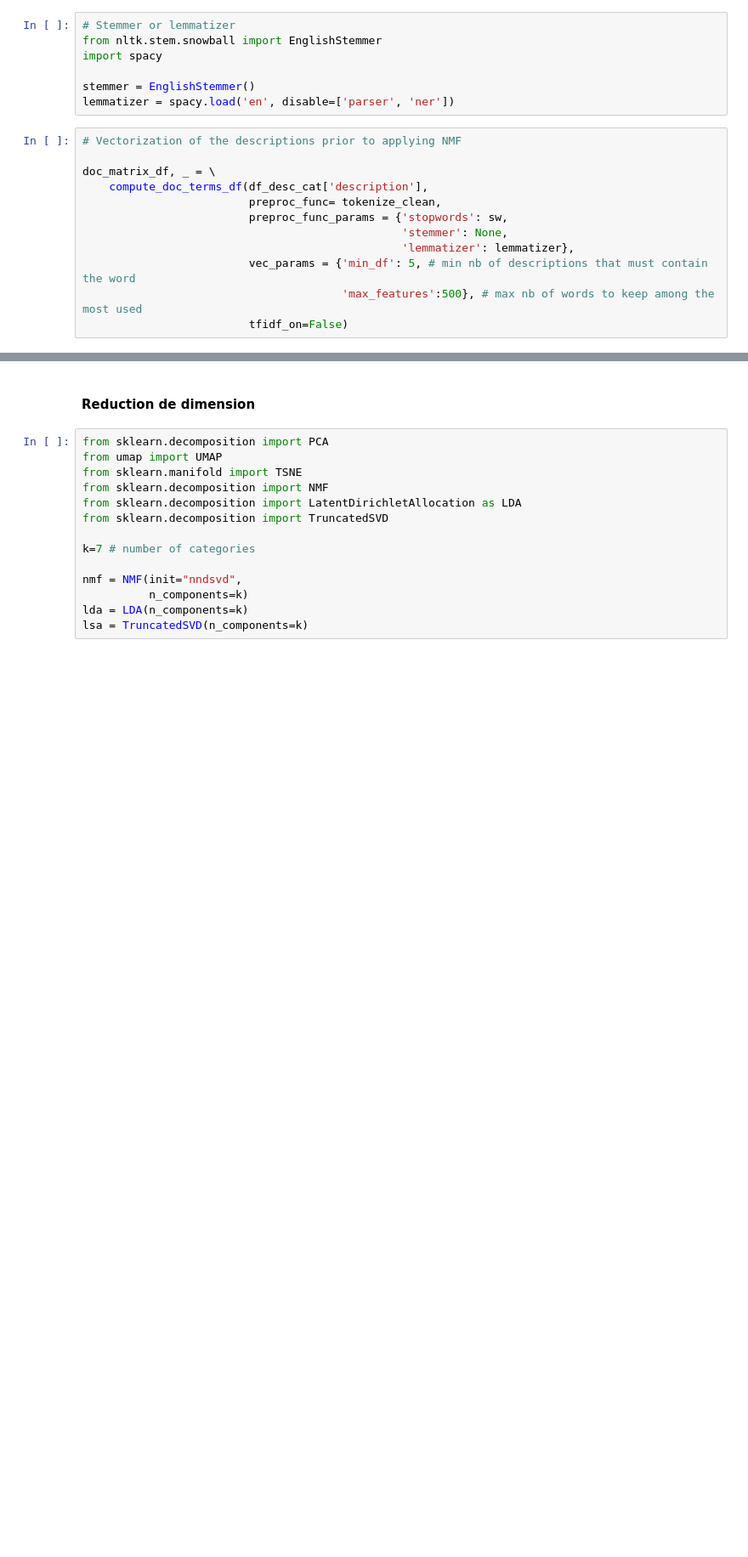
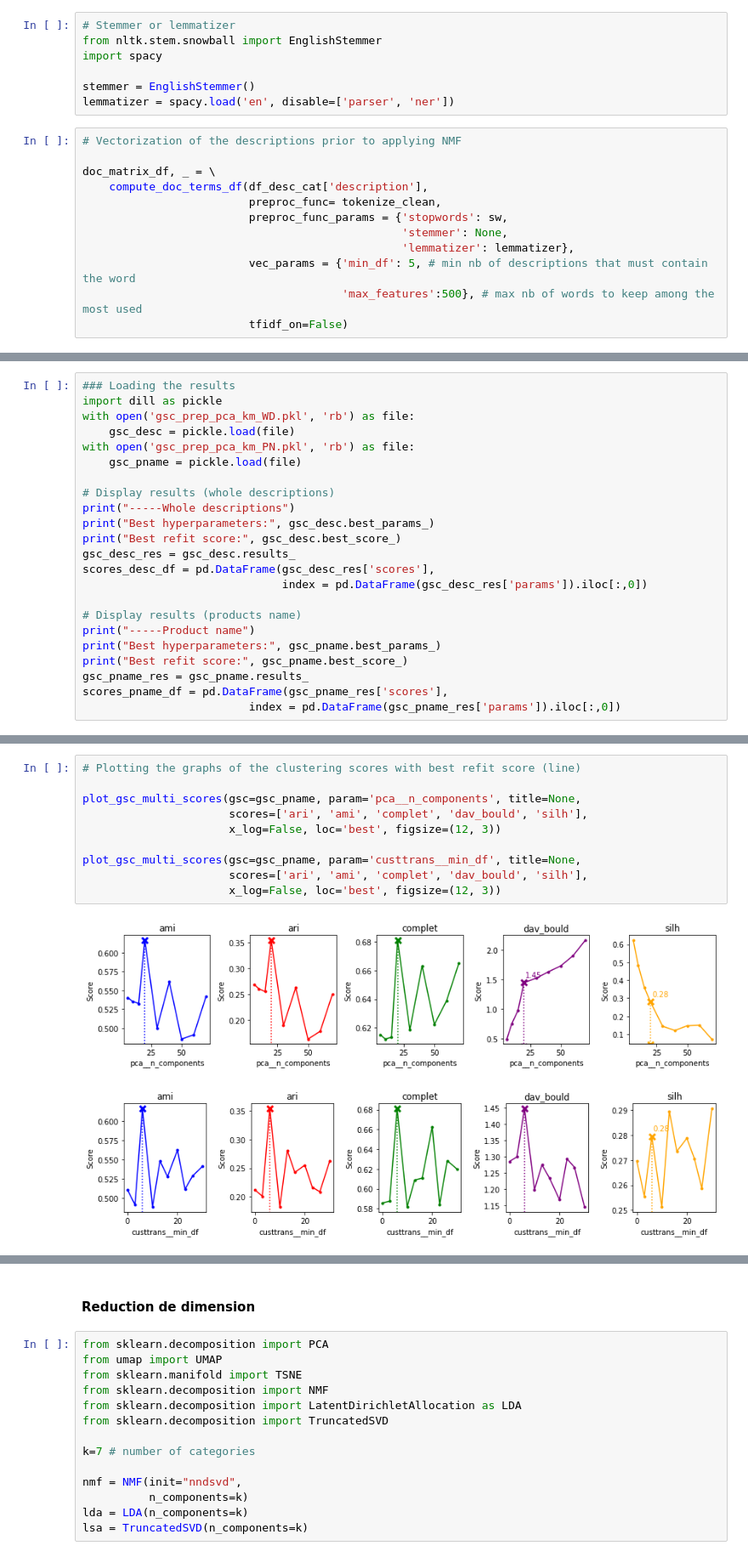
Before and after one commit to SmellyArmure/OC_DS_Project6, a Jupyter notebook: NOTEBOOK/P6_Cleaning_NLP.ipynb, the cells around one changed output, grey strips where cells are left out. Shown at 85% size. Saved outputs shown, nothing was run; the diff lists cells and outputs as text; blank space fills up the shorter version.

```diff
--- a/NOTEBOOK/P6_Cleaning_NLP.ipynb
+++ b/NOTEBOOK/P6_Cleaning_NLP.ipynb
@@ -1102,0 +1238,23 @@ plt.tight_layout(rect=[0,0,1,0.92])
+# %%
+### Loading the results
+import dill as pickle
+with open('gsc_prep_pca_km_WD.pkl', 'rb') as file:
+    gsc_desc = pickle.load(file)
+with open('gsc_prep_pca_km_PN.pkl', 'rb') as file:
+    gsc_pname = pickle.load(file)
+
+# Display results (whole descriptions)
+print("-----Whole descriptions")
+print("Best hyperparameters:", gsc_desc.best_params_)
+print("Best refit score:", gsc_desc.best_score_)
+gsc_desc_res = gsc_desc.results_
+scores_desc_df = pd.DataFrame(gsc_desc_res['scores'],
+                              index = pd.DataFrame(gsc_desc_res['params']).iloc[:,0])
+
+# Display results (products name)
+print("-----Product name")
+print("Best hyperparameters:", gsc_pname.best_params_)
+print("Best refit score:", gsc_pname.best_score_)
+gsc_pname_res = gsc_pname.results_
+scores_pname_df = pd.DataFrame(gsc_pname_res['scores'],
+                         index = pd.DataFrame(gsc_pname_res['params']).iloc[:,0])
@@ -1102,0 +1309,13 @@ plt.tight_layout(rect=[0,0,1,0.92])
+# %%
+# Plotting the graphs of the clustering scores with best refit score (line)
+
+plot_gsc_multi_scores(gsc=gsc_pname, param='pca__n_components', title=None,
+                      scores=['ari', 'ami', 'complet', 'dav_bould', 'silh'],
+                      x_log=False, loc='best', figsize=(12, 3))
+
+plot_gsc_multi_scores(gsc=gsc_pname, param='custtrans__min_df', title=None,
+                      scores=['ari', 'ami', 'complet', 'dav_bould', 'silh'],
+                      x_log=False, loc='best', figsize=(12, 3))
+# %% [output]
+[figure, added]
+[figure, added]
```
Also changed, not shown: parts of 62 cells of this notebook, 3 other files.
